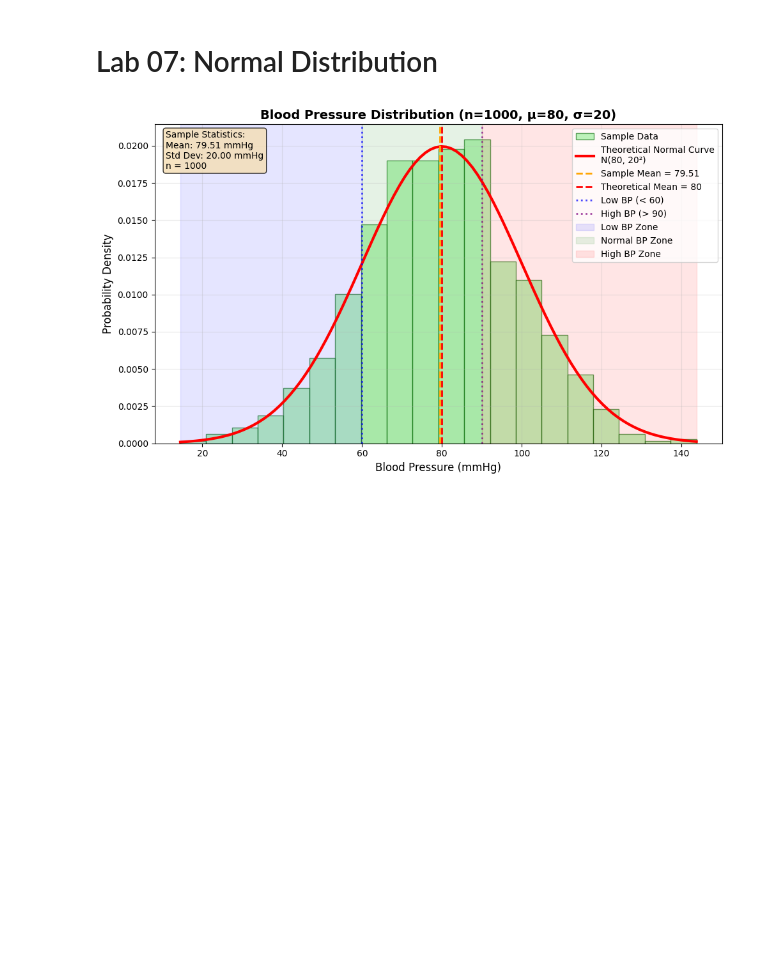
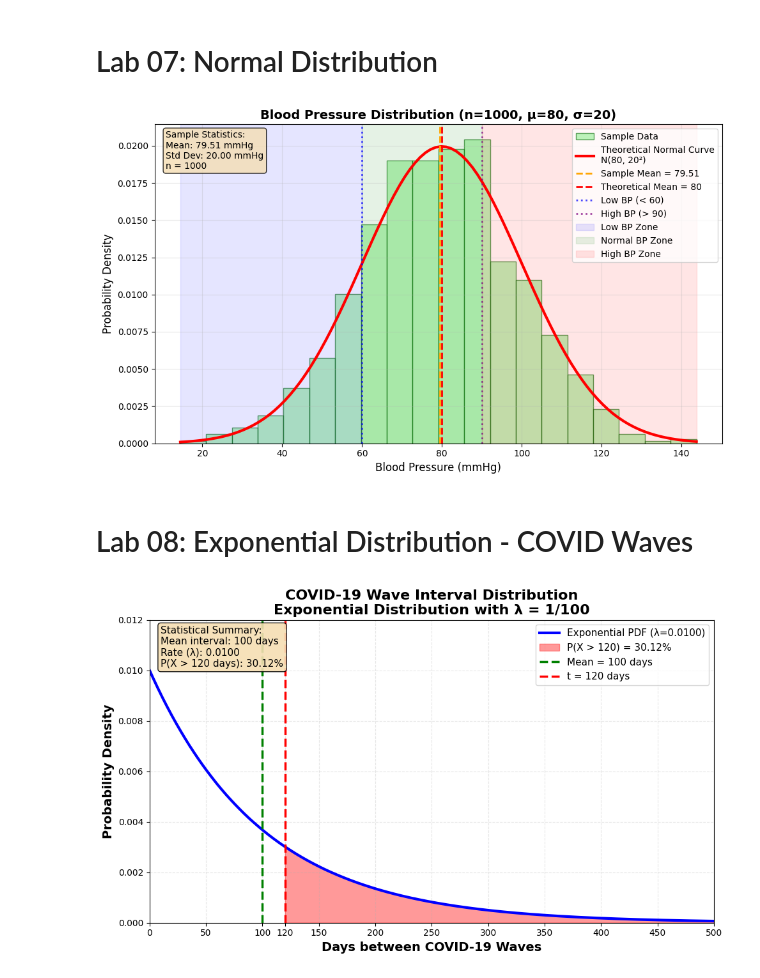
Before and after one commit to HM-Mahibullah/ComputerVision, a Jupyter notebook: Labproblem.ipynb, the cells around one changed output. Cells and saved outputs as stored; diff of their text form; code cells hidden in the pictures; blank space fills up the shorter version.

```diff
--- a/Labproblem.ipynb
+++ b/Labproblem.ipynb
@@ -654,3 +654,82 @@ random.seed(42)
 normal_simulation()
 # %% [output]
 [figure]
+# %% [markdown]
+# Lab 08: Exponential Distribution - COVID Waves
+# %%
+# Lab 08: Exponential Distribution - COVID Waves
+import random
+import math
+import matplotlib.pyplot as plt
+import numpy as np
+
+def exp_prob_greater_than(lam, t):
+    return math.exp(-lam * t)
+
+def exponential_simulation():
+    # COVID-19 Wave Analysis parameters
+    mean_days = 100
+    lam = 1 / mean_days
+    t = 120
+
+    # Calculate probability
+    prob = exp_prob_greater_than(lam, t)
+
+    # Create single graph for COVID-19 Wave Interval Distribution
+    fig, ax = plt.subplots(figsize=(10, 6))
+
+    # Generate the exponential distribution curve
+    x = np.linspace(0, 500, 1000)
+    y = lam * np.exp(-lam * x)
+
+    # Plot the main distribution
+    ax.plot(x, y, 'b-', linewidth=3, label=f'Exponential PDF (λ={lam:.4f})')
+
+    # Shade the region P(X > 120)
+    x_shade = np.linspace(t, 500, 100)
+    y_shade = lam * np.exp(-lam * x_shade)
+    ax.fill_between(x_shade, 0, y_shade, alpha=0.4, color='red', label=f'P(X > {t}) = {prob:.2%}')
+
+    # Add vertical lines
+    ax.axvline(mean_days, color='green', linestyle='--', linewidth=2.5, label=f'Mean = {mean_days} days')
+    ax.axvline(t, color='red', linestyle='--', linewidth=2.5, label=f't = {t} days')
+
+    # Add labels and title
+    ax.set_xlabel('Days between COVID-19 Waves', fontsize=14, fontweight='bold')
+    ax.set_ylabel('Probability Density', fontsize=14, fontweight='bold')
+    ax.set_title('COVID-19 Wave Interval Distribution\nExponential Distribution with λ = 1/100',
+                 fontsize=16, fontweight='bold')
+
+    # Add legend
+    ax.legend(loc='upper right', fontsize=11)
+
+    # Add grid
+    ax.grid(True, alpha=0.3, linestyle='--')
+
+    # Add statistical information box
+    stats_text = f'Statistical Summary:\n'
+    stats_text += f'Mean interval: {mean_days} days\n'
+    stats_text += f'Rate (λ): {lam:.4f}\n'
+    stats_text += f'P(X > 120 days): {prob:.2%}'
+
+    ax.text(0.02, 0.98, stats_text, transform=ax.transAxes,
+            verticalalignment='top',
+            fontsize=11,
+            bbox=dict(boxstyle='round', facecolor='wheat', alpha=0.9))
+
+    # Set axis limits for better visualization
+    ax.set_xlim(0, 500)
+    ax.set_ylim(0, 0.012)
+
+    # Add some tick marks at important values
+    ax.set_xticks([0, 50, 100, 120, 150, 200, 250, 300, 350, 400, 450, 500])
+    ax.set_yticks(np.arange(0, 0.013, 0.002))
+
+    plt.tight_layout()
+    plt.show()
+
+# Set seed for reproducibility
+random.seed(42)
+exponential_simulation()
+# %% [output]
+[figure, added]
```
